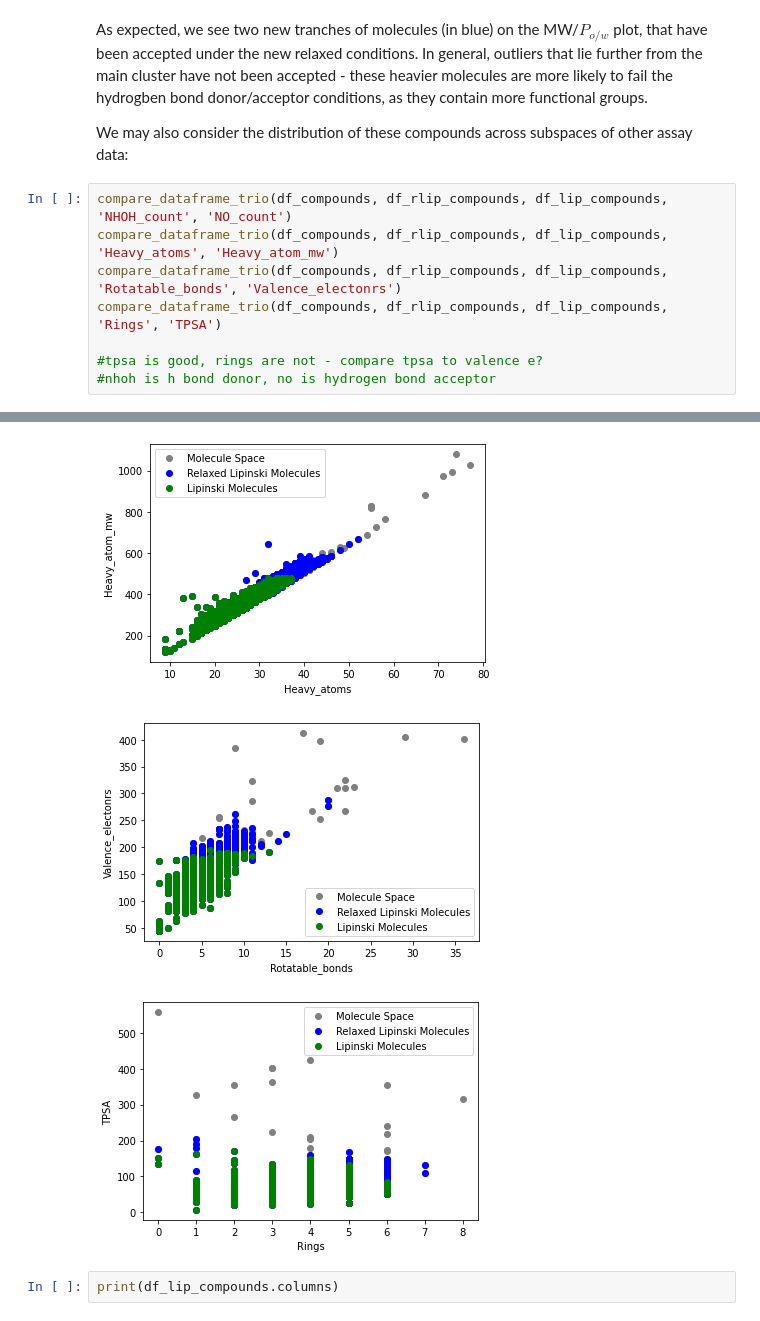
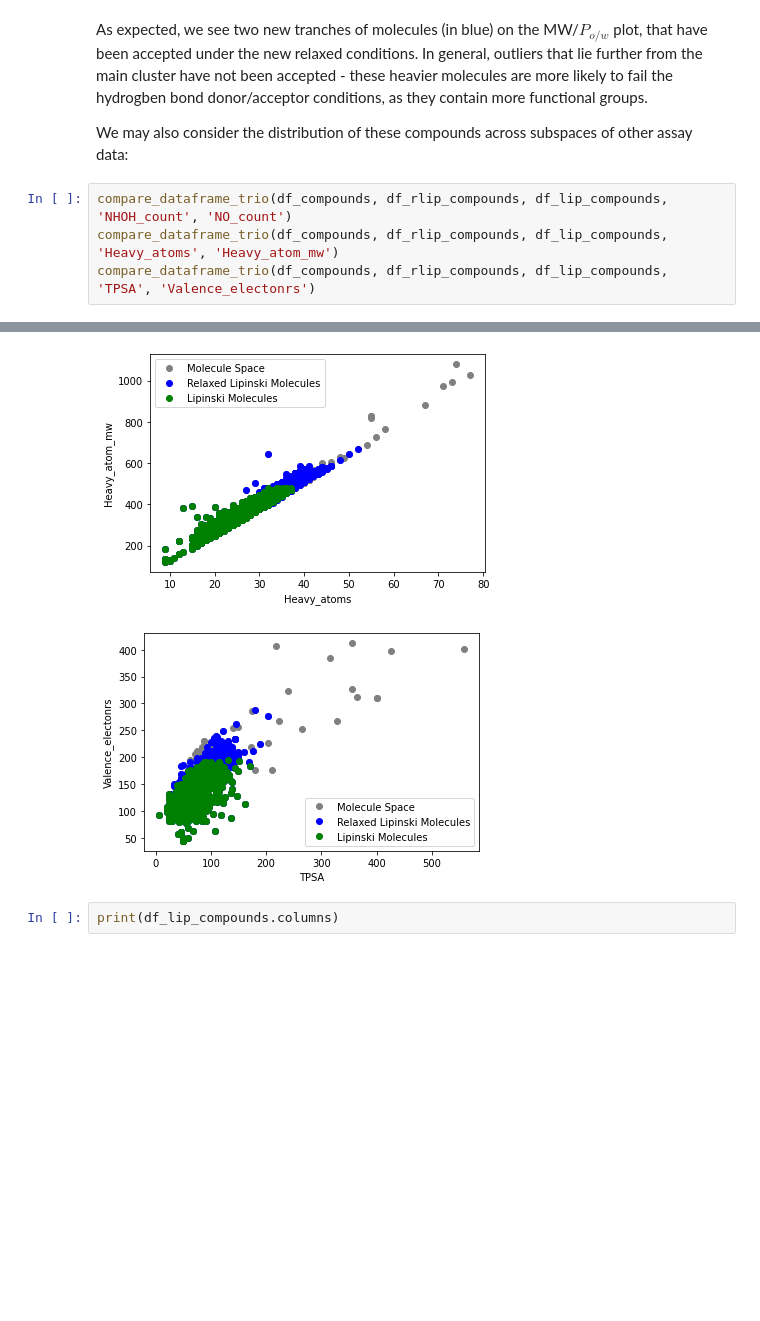
Before and after one commit to KCGallagher/moonshot-predictor, a Jupyter notebook: presentation/presentation.ipynb, the cells around one changed output, grey strips where cells are left out. Saved outputs shown, nothing was run; the diff lists cells and outputs as text; blank space fills up the shorter version.

```diff
--- a/presentation/presentation.ipynb
+++ b/presentation/presentation.ipynb
@@ -486,16 +494,11 @@ We may also consider the distribution of these compounds across subspaces of oth
 # %%
 compare_dataframe_trio(df_compounds, df_rlip_compounds, df_lip_compounds, 'NHOH_count', 'NO_count')
 compare_dataframe_trio(df_compounds, df_rlip_compounds, df_lip_compounds, 'Heavy_atoms', 'Heavy_atom_mw')
-compare_dataframe_trio(df_compounds, df_rlip_compounds, df_lip_compounds, 'Rotatable_bonds', 'Valence_electonrs')
-compare_dataframe_trio(df_compounds, df_rlip_compounds, df_lip_compounds, 'Rings', 'TPSA')
-
-#tpsa is good, rings are not - compare tpsa to valence e?
-#nhoh is h bond donor, no is hydrogen bond acceptor
+compare_dataframe_trio(df_compounds, df_rlip_compounds, df_lip_compounds, 'TPSA', 'Valence_electonrs')
 # %% [output]
 [figure]
 [figure]
-[figure, old version]
+[figure, new version]
-[figure, removed]
 # %%
 print(df_lip_compounds.columns)
 # %% [output]
```
Also changed, not shown: parts of 19 cells of this notebook.
